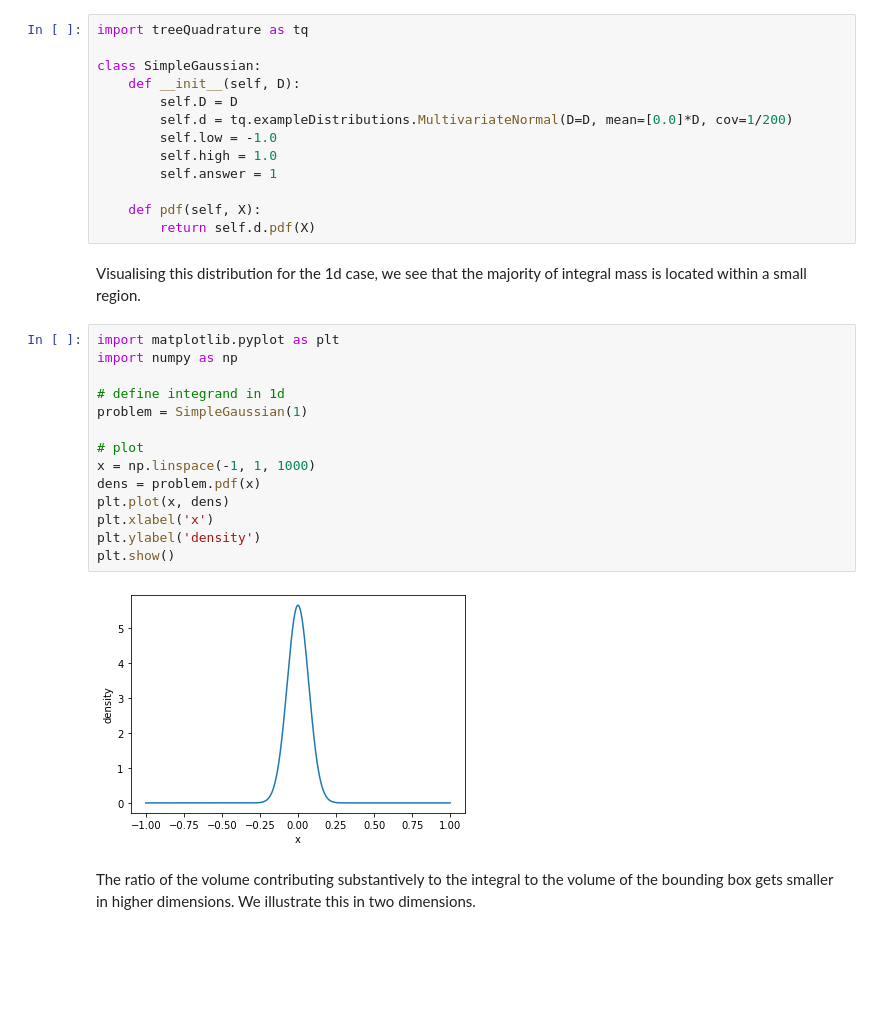
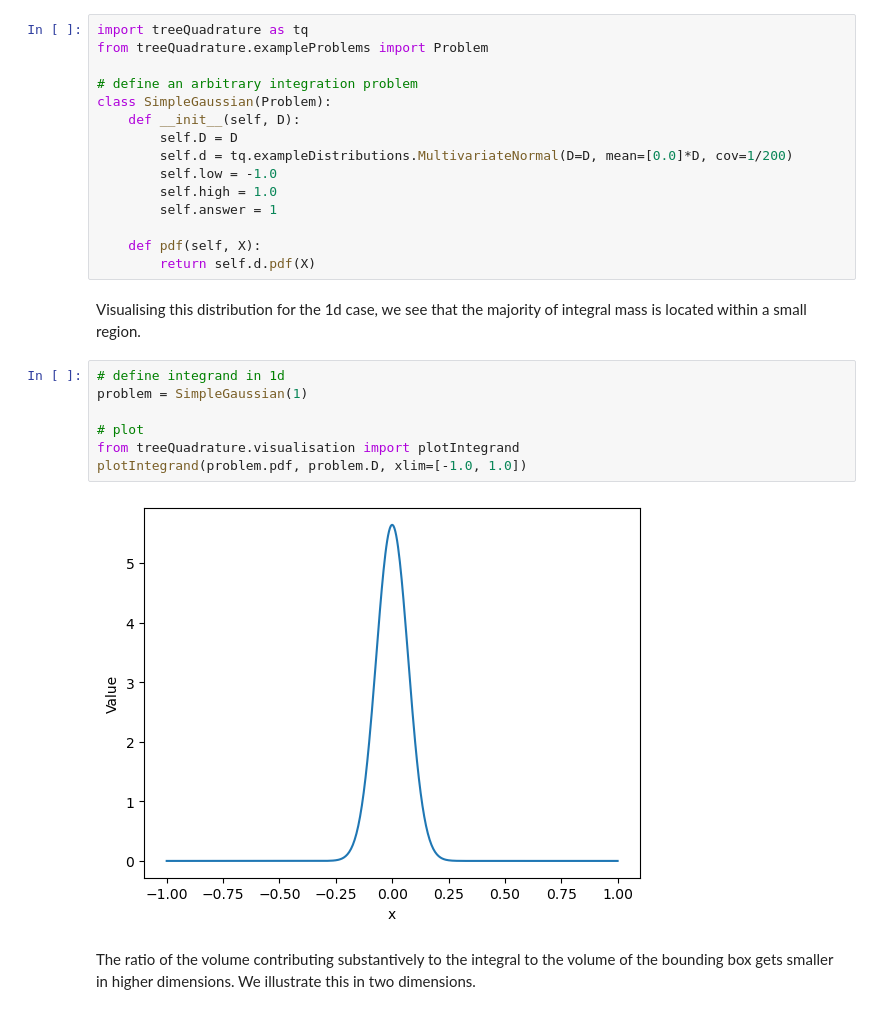
Before and after one commit to thomfoster/treeQuadrature, a Jupyter notebook: examples/example_multivariate_normal.ipynb, the cells around one changed output. Drawn from its saved outputs; the diff is of its cells as text; blank space fills up the shorter version.

Commit message:
Updated example_multivariate_normal implemented using methods from the package, easier for users to understand

```diff
--- a/examples/example_multivariate_normal.ipynb
+++ b/examples/example_multivariate_normal.ipynb
@@ -16,8 +16,10 @@ $$\text{Erf}(z) = \frac{2}{\sqrt{\pi}} \int_{0}^{z} \exp(-t^2) dt.$$
 We first define a class that wraps the `MultivariateNormal` density class in the `treeQuadrature` package.
 # %%
 import treeQuadrature as tq
+from treeQuadrature.exampleProblems import Problem
 
-class SimpleGaussian:
+# define an arbitrary integration problem
+class SimpleGaussian(Problem):
     def __init__(self, D):
         self.D = D
         self.d = tq.exampleDistributions.MultivariateNormal(D=D, mean=[0.0]*D, cov=1/200)
@@ -29,21 +31,14 @@ class SimpleGaussian:
         return self.d.pdf(X)
 # %% [markdown]
 Visualising this distribution for the 1d case, we see that the majority of integral mass is located within a small region.
-# %%
-import matplotlib.pyplot as plt
-import numpy as np
-
-# define integrand in 1d
-problem = SimpleGaussian(1)
-
-# plot
-x = np.linspace(-1, 1, 1000)
-dens = problem.pdf(x)
-plt.plot(x, dens)
-plt.xlabel('x')
-plt.ylabel('density')
-plt.show()
-# %% [output]
-[figure, removed]
+# %%
+# define integrand in 1d
+problem = SimpleGaussian(1)
+
+# plot
+from treeQuadrature.visualisation import plotIntegrand
+plotIntegrand(problem.pdf, problem.D, xlim=[-1.0, 1.0])
+# %% [output]
+[figure, added]
 # %% [markdown]
 The ratio of the volume contributing substantively to the integral to the volume of the bounding box gets smaller in higher dimensions. We illustrate this in two dimensions.
```
Also changed, not shown: parts of 7 cells of this notebook.
